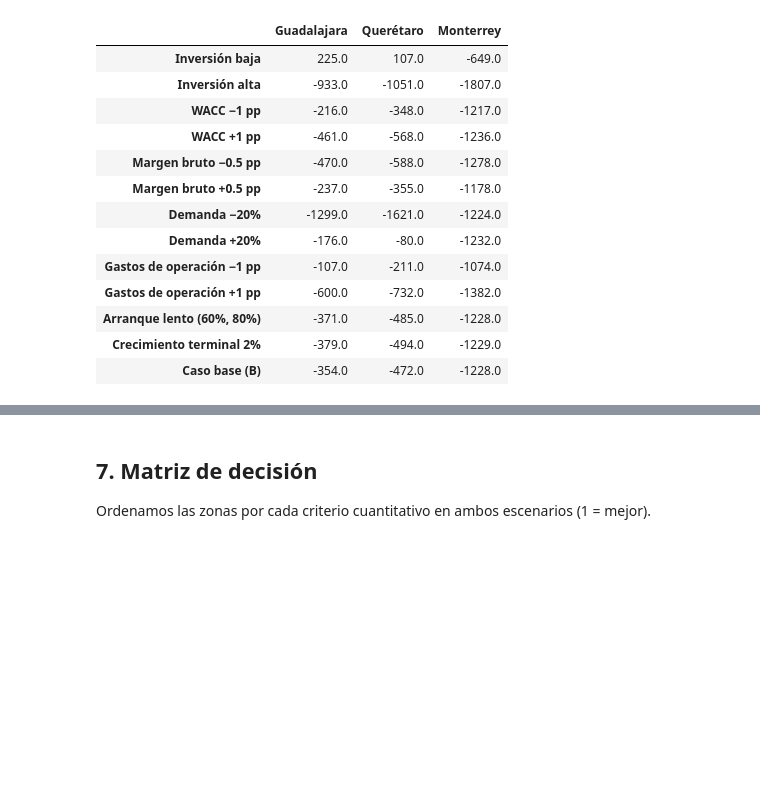
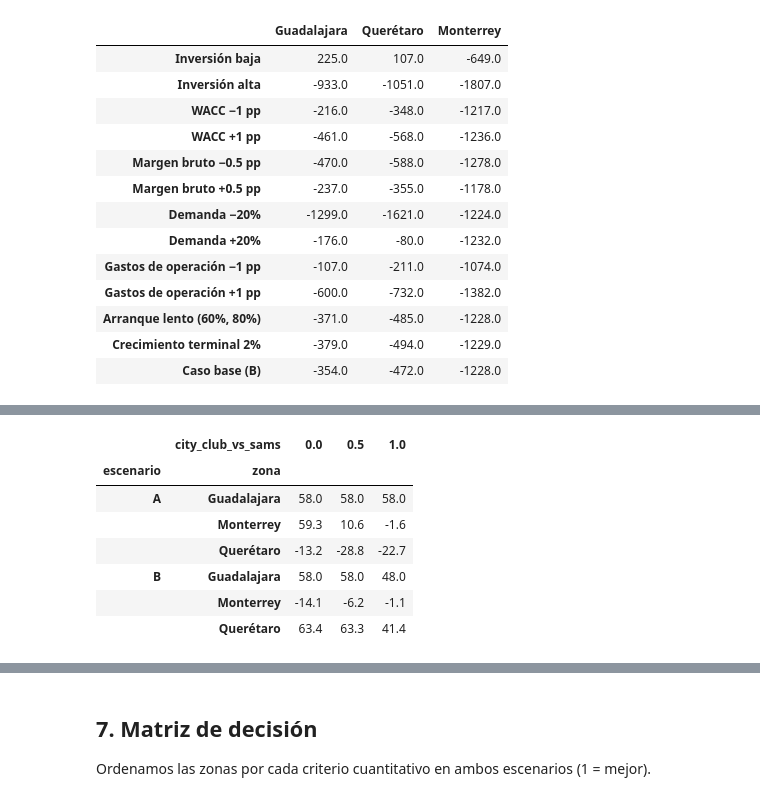
Before and after one commit to Fides-Lancelot/costco-expansion-analysis, a Jupyter notebook: proyecto_nuevo/notebooks/03_evaluacion_financiera.ipynb, the cells around one changed output, grey strips where cells are left out. Cells and saved outputs as stored; diff of their text form; code cells hidden in the pictures; blank space fills up the shorter version.

```diff
--- a/proyecto_nuevo/notebooks/03_evaluacion_financiera.ipynb
+++ b/proyecto_nuevo/notebooks/03_evaluacion_financiera.ipynb
@@ -288,0 +293,30 @@ sens.round(0)
+# %%
+venta_sams = ins["venta_prom_sams_2026"].iloc[0]
+n_city = {"Guadalajara": 1, "Monterrey": 5, "Querétaro": 1}   # DENUE, abril 2026 (notebook 01)
+filas_cc = []
+for factor in (1.0, 0.5, 0.0):
+    cap = pd.Series({z: ins.loc[z, "capacidad_2026"] - (1 - factor) * n_city[z] * venta_sams for z in ins.index})
+    for e, col in {"A": "demanda_2026", "B": "demanda_2026_B"}.items():
+        for zm in ins.index:
+            r = ingreso_marginal(ins.loc[zm, col], cap[zm], ins.loc[zm, "costco"], wc)
+            tcma = ins.loc[zm, "tcma_hogares_2010_2020"]
+            v0 = vpn(flujo(r.ingreso_marginal, r.venta_tienda_nueva, tcma, 0).FCF_con_VT.values, WACC)
+            v1 = vpn(flujo(r.ingreso_marginal, r.venta_tienda_nueva, tcma, 1e9).FCF_con_VT.values, WACC)
+            fb = flujo(r.ingreso_marginal, r.venta_tienda_nueva, tcma, CAPEX_USD["bajo"] * 1e6 * P["fix"]).FCF_con_VT.values
+            filas_cc.append({"city_club_vs_sams": factor, "escenario": e, "zona": zm,
+                             "brecha_mdp": (ins.loc[zm, col] - cap[zm]) / 1e6,
+                             "ingreso_marginal_mdp": r.ingreso_marginal / 1e6,
+                             "VPN_35mdd_mdp": vpn(fb, WACC) / 1e6, "TIR_35mdd": tir(fb),
+                             "capex_max_mdd": v0 / ((v0 - v1) / 1e9) / P["fix"] / 1e6})
+cc = pd.DataFrame(filas_cc)
+cc.round(4).to_csv(RES / "tablas/03_sensibilidad_cityclub.csv", index=False)
+cc.pivot_table(index=["escenario", "zona"], columns="city_club_vs_sams", values="capex_max_mdd").round(1)
+# %% [output]
+|  | city_club_vs_sams | 0.0 | 0.5 | 1.0 |
+| escenario | zona |  |  |  |
+| A | Guadalajara | 58.0 | 58.0 | 58.0 |
+|  | Monterrey | 59.3 | 10.6 | -1.6 |
+|  | Querétaro | -13.2 | -28.8 | -22.7 |
+| B | Guadalajara | 58.0 | 58.0 | 48.0 |
+|  | Monterrey | -14.1 | -6.2 | -1.1 |
+|  | Querétaro | 63.4 | 63.3 | 41.4 |
```
Also changed, not shown: parts of 2 cells of this notebook, 6 other files.
